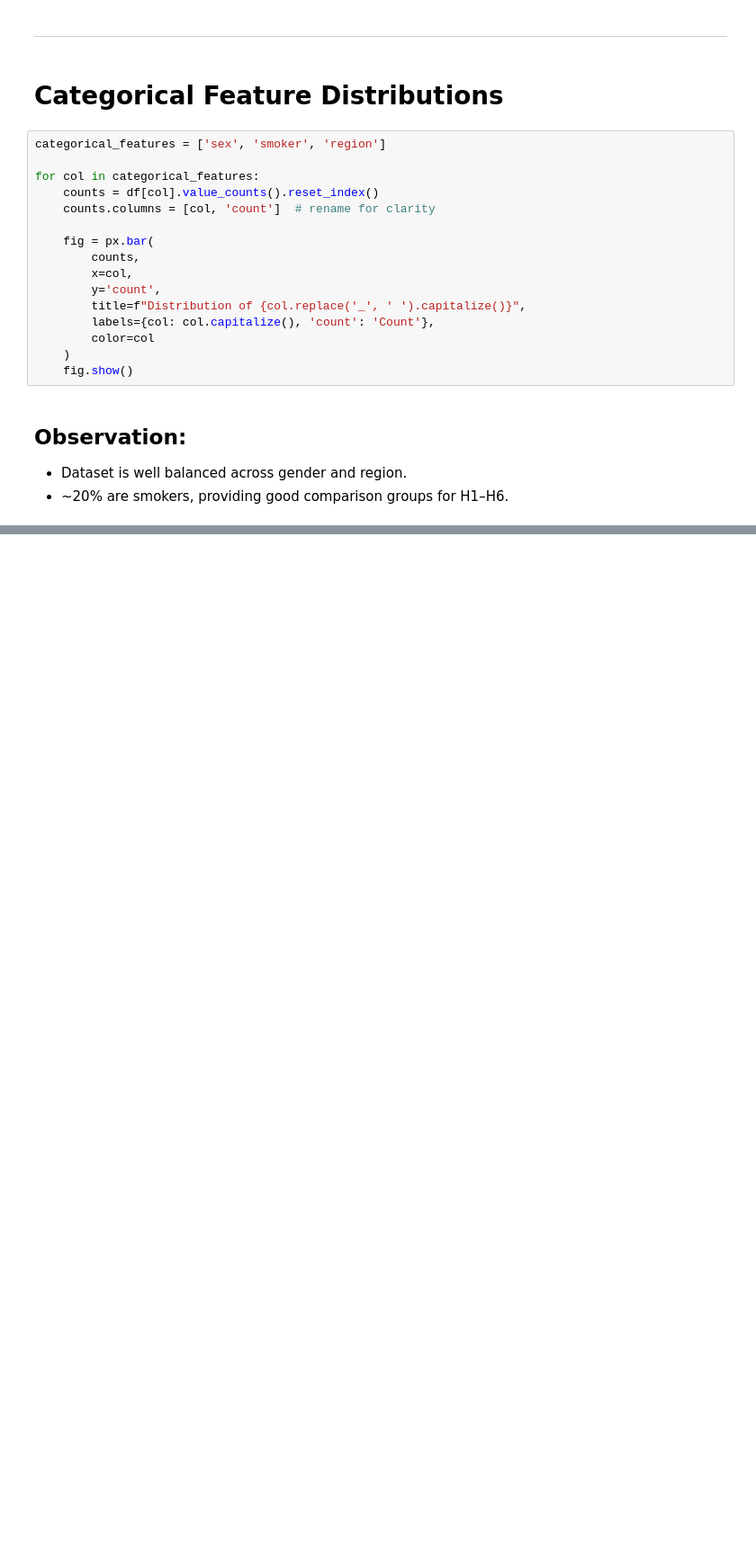
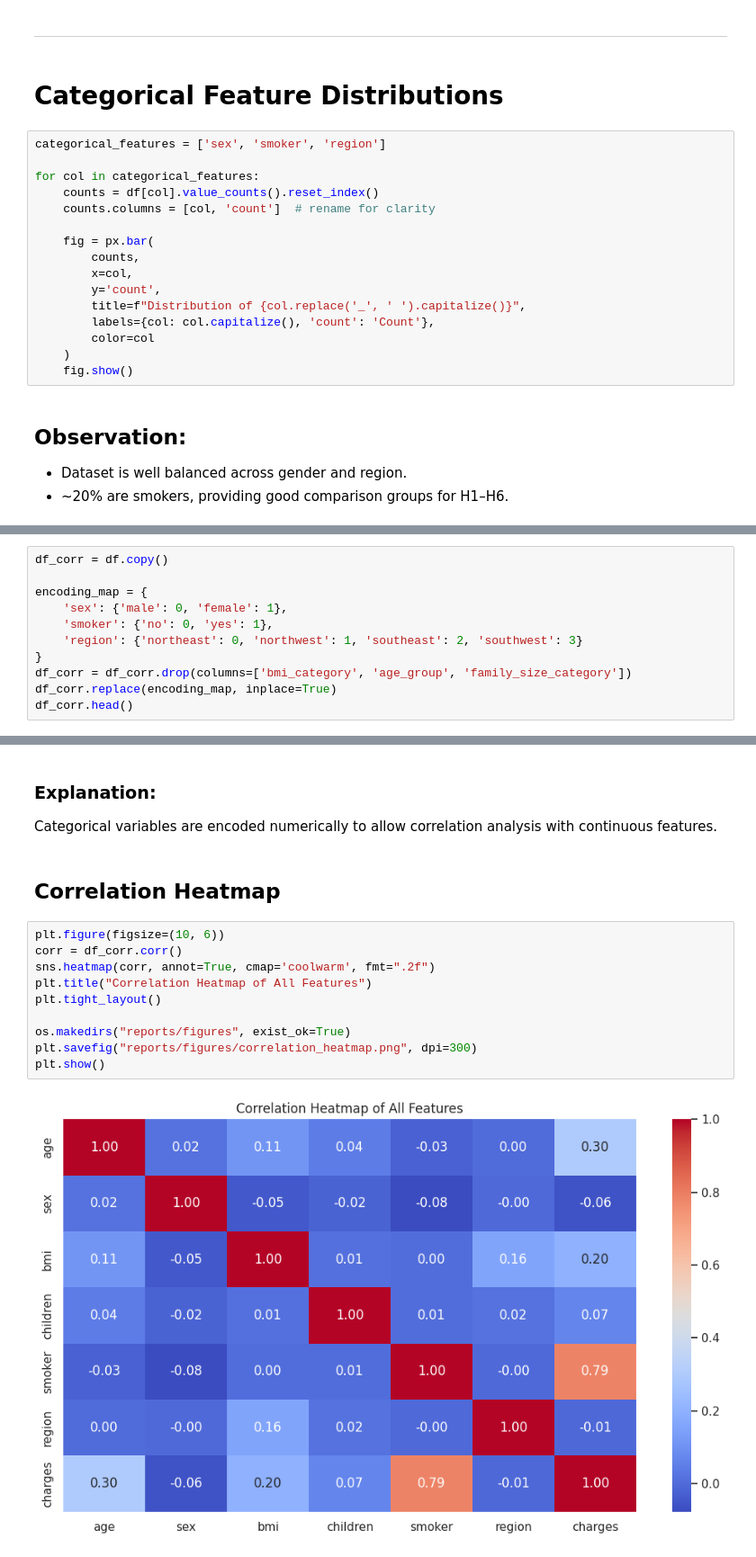
Before and after one commit to RSE1982/health-insurance-cost-analysis, a Jupyter notebook: notebooks/04_data_visualisations.ipynb, the cells around one changed output, grey strips where cells are left out. Shown at 90% size. Drawn from its saved outputs; the diff is of its cells as text; blank space fills up the shorter version.

Commit message:
feat: conduct correlation analysis with heatmap and top correlation plot closes #20

```diff
--- a/notebooks/04_data_visualisations.ipynb
+++ b/notebooks/04_data_visualisations.ipynb
@@ -207,0 +212,11 @@ for col in categorical_features:
+# %%
+df_corr = df.copy()
+
+encoding_map = {
+    'sex': {'male': 0, 'female': 1},
+    'smoker': {'no': 0, 'yes': 1},
+    'region': {'northeast': 0, 'northwest': 1, 'southeast': 2, 'southwest': 3}
+}
+df_corr = df_corr.drop(columns=['bmi_category', 'age_group', 'family_size_category'])
+df_corr.replace(encoding_map, inplace=True)
+df_corr.head()
@@ -207,0 +230,17 @@ for col in categorical_features:
+# %% [markdown]
+### Explanation:
+Categorical variables are encoded numerically to allow correlation analysis with continuous features.
+# %% [markdown]
+## Correlation Heatmap
+# %%
+plt.figure(figsize=(10, 6))
+corr = df_corr.corr()
+sns.heatmap(corr, annot=True, cmap='coolwarm', fmt=".2f")
+plt.title("Correlation Heatmap of All Features")
+plt.tight_layout()
+
+os.makedirs("reports/figures", exist_ok=True)
+plt.savefig("reports/figures/correlation_heatmap.png", dpi=300)
+plt.show()
+# %% [output]
+[figure, added]
```
Also changed, not shown: parts of 7 cells of this notebook.
